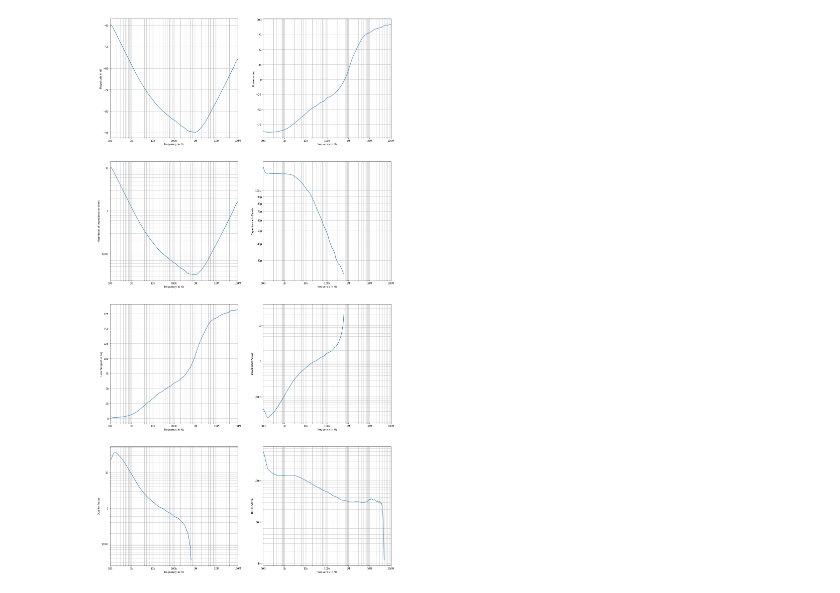
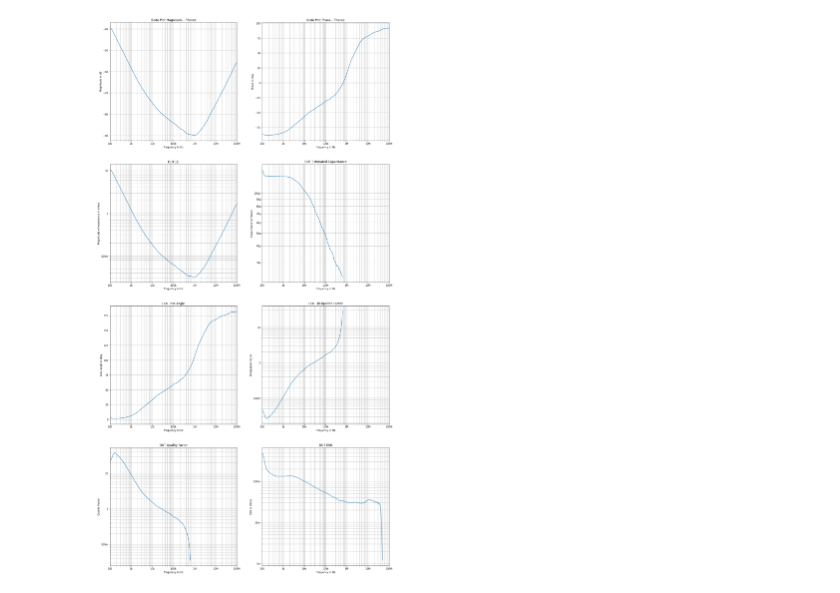
Before and after one commit to TopQuark12/bodeCap, a Jupyter notebook: SDSbodeCaps.ipynb, the cells around one changed output. Cells and saved outputs as stored; diff of their text form; code cells hidden in the pictures.

Commit message:
add graph titles

```diff
--- a/SDSbodeCaps.ipynb
+++ b/SDSbodeCaps.ipynb
@@ -50,6 +50,7 @@ df = np.tan(delta)
 Q = 1 / df
 
 plt.subplot(4, 2, 1)
+plt.title('Bode Plot Magnitude - filtered')
 plt.plot(data['Frequency(Hz)'], ampSmooth)
 plt.xscale('log')
 plt.xlim(Freq.min(), Freq.max())
@@ -60,6 +61,7 @@ plt.xlabel('frequency in Hz')
 plt.ylabel('Magnitude in dB')
 
 plt.subplot(4, 2, 2)
+plt.title('Bode Plot Phase - filtered')
 plt.plot(data['Frequency(Hz)'], phaSmooth)
 plt.xscale('log')
 plt.xlim(Freq.min(), Freq.max())
@@ -70,6 +72,7 @@ plt.xlabel('frequency in Hz')
 plt.ylabel('Phase in deg')
 
 plt.subplot(4, 2, 3)
+plt.title('DUT |Z|')
 plt.plot(data['Frequency(Hz)'], np.abs(Z))
 plt.xscale('log')
 plt.yscale('log')
@@ -93,7 +96,8 @@ df[SRFindex[0]:-1] = np.nan
 Q[SRFindex[0]:-1] = np.nan
 
 plt.subplot(4, 2, 4)
-plt.plot(data['Frequency(Hz)'], C)
+plt.title('DUT Estimated Capacitance')
+plt.plot(data['Frequency(Hz)'], np.real(C))
 plt.xscale('log')
 plt.yscale('log')
 plt.xlim(Freq.min(), Freq.max())
@@ -106,6 +110,7 @@ plt.xlabel('frequency in Hz')
 plt.ylabel('Capacitance in Farads')
 
 plt.subplot(4, 2, 5)
+plt.title('DUT loss angle')
 plt.plot(data['Frequency(Hz)'], delta / (2 * np.pi) * 360)
 plt.xscale('log')
 plt.xlim(Freq.min(), Freq.max())
@@ -114,9 +119,10 @@ formatter1 = EngFormatter(sep="")
 plt.gca().xaxis.set_major_formatter(formatter1)
 plt.gca().yaxis.set_major_formatter(formatter1)
 plt.xlabel('frequency in Hz')
-plt.ylabel('Loss Tangent in deg')
+plt.ylabel('Loss angle in deg')
 
 plt.subplot(4, 2, 6)
+plt.title('DUT Dissipation Factor')
 plt.plot(data['Frequency(Hz)'], df)
 plt.xscale('log')
 plt.yscale('log')
@@ -127,31 +133,33 @@ plt.gca().xaxis.set_major_formatter(formatter1)
 plt.gca().yaxis.set_major_formatter(formatter1)
 plt.xlabel('frequency in Hz')
 plt.ylabel('Dissipation Factor')
 
 plt.subplot(4, 2, 7)
+plt.title('DUT Quality Factor')
 plt.plot(data['Frequency(Hz)'], Q)
 plt.xscale('log')
 plt.yscale('log')
 plt.xlim(Freq.min(), Freq.max())
 plt.grid(True, which="both")
 formatter1 = EngFormatter(sep="")
 plt.gca().xaxis.set_major_formatter(formatter1)
 plt.gca().yaxis.set_major_formatter(formatter1)
 plt.xlabel('frequency in Hz')
 plt.ylabel('Quality Factor')
 
 plt.subplot(4, 2, 8)
+plt.title('DUT ESR')
 plt.plot(data['Frequency(Hz)'], ESR)
 plt.xscale('log')
 plt.yscale('log')
 plt.xlim(Freq.min(), Freq.max())
 plt.grid(True, which="both")
 formatter1 = EngFormatter(sep="")
 plt.gca().xaxis.set_major_formatter(formatter1)
 plt.gca().yaxis.set_major_formatter(formatter1)
 plt.xlabel('frequency in Hz')
 plt.ylabel('ESR in Ohms')
 
 plt.show()
 # %% [output]
-[figure, old version]
+[figure, new version]
```
